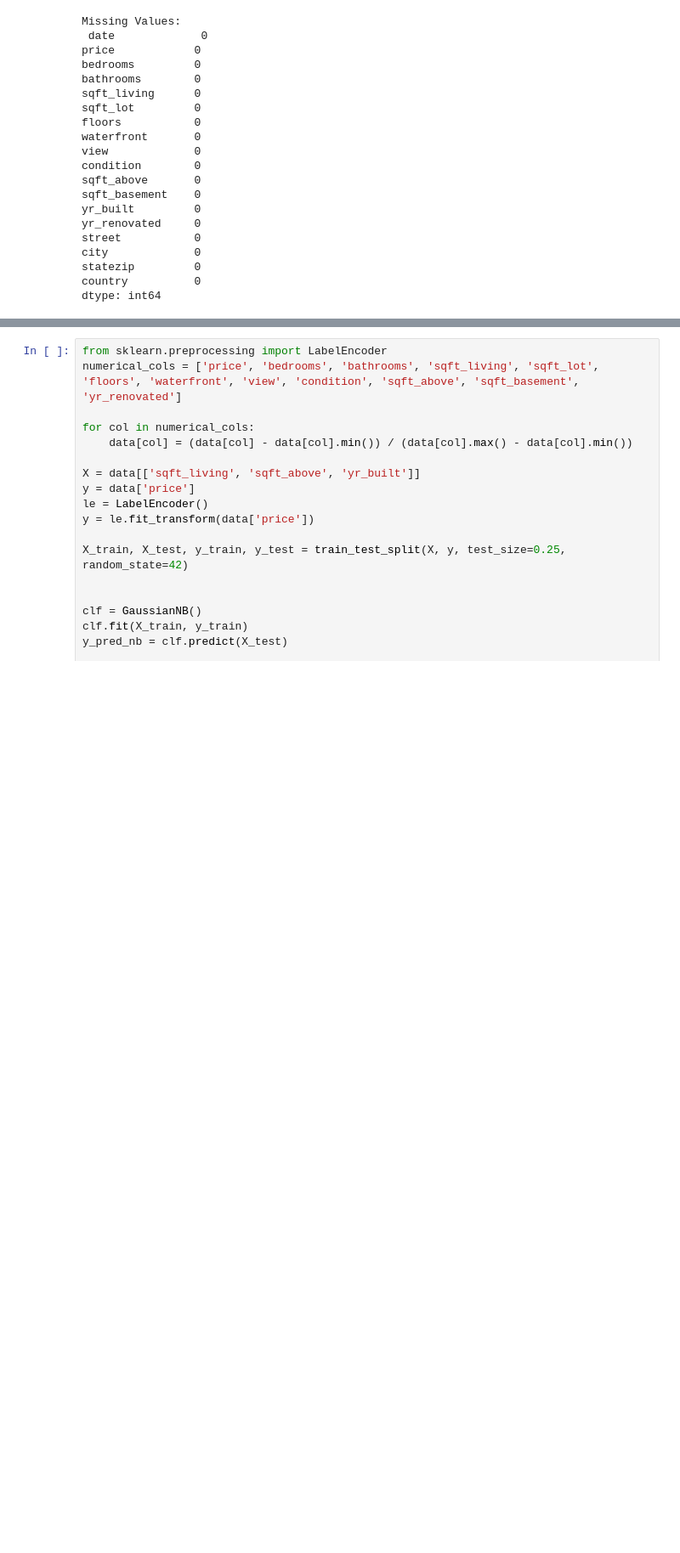
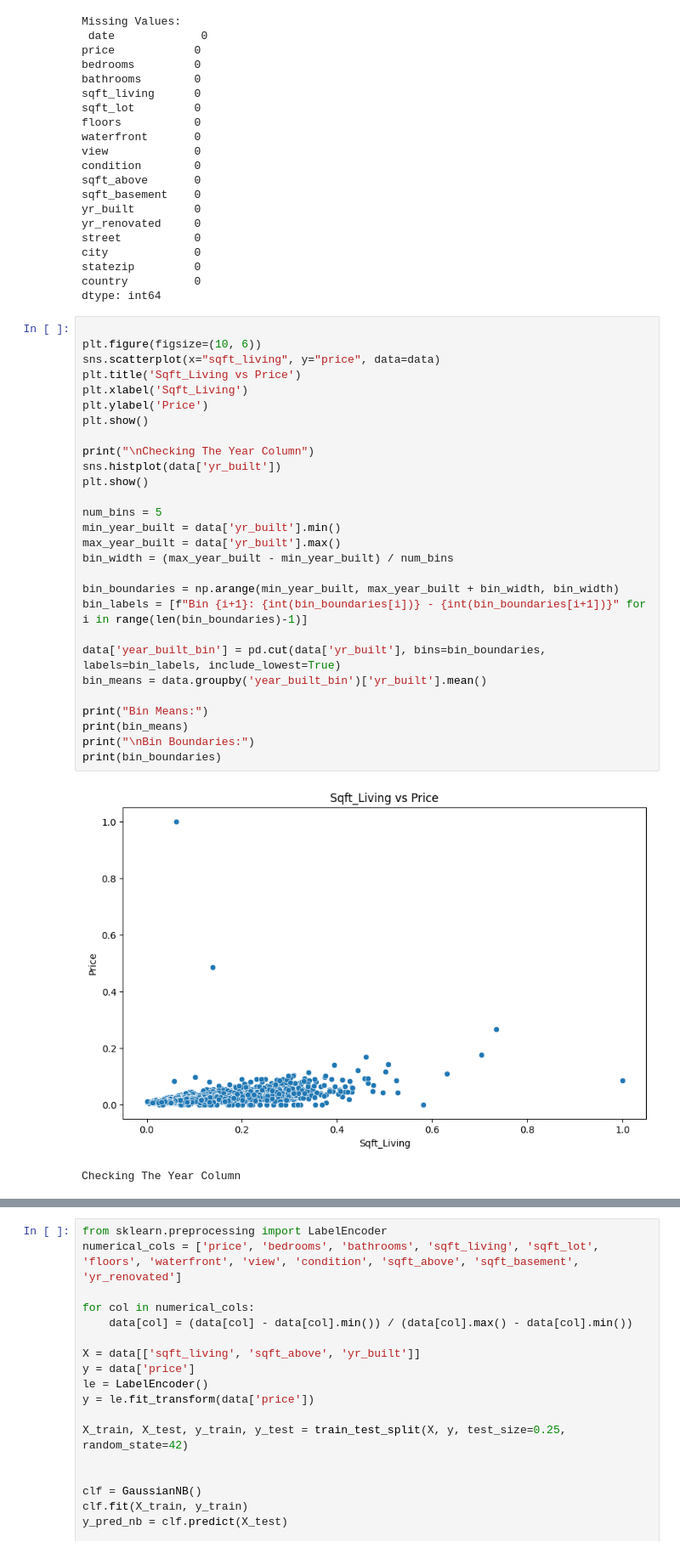
Before and after one commit to Guhan2348519/ADVANCED-ML-tasks, a Jupyter notebook: 2348519_EX2.ipynb, the cells around one changed output, grey strips where cells are left out. Shown at 85% size. Cells and saved outputs as stored; diff of their text form; blank space fills up the shorter version.

```diff
--- a/2348519_EX2.ipynb
+++ b/2348519_EX2.ipynb
@@ -51,3 +51,34 @@ city             0
 statezip         0
 country          0
 dtype: int64
+# %%
+
+plt.figure(figsize=(10, 6))
+sns.scatterplot(x="sqft_living", y="price", data=data)
+plt.title('Sqft_Living vs Price')
+plt.xlabel('Sqft_Living')
+plt.ylabel('Price')
+plt.show()
+
+print("\nChecking The Year Column")
+sns.histplot(data['yr_built'])
+plt.show()
+
+num_bins = 5
+min_year_built = data['yr_built'].min()
+max_year_built = data['yr_built'].max()
+bin_width = (max_year_built - min_year_built) / num_bins
+
+bin_boundaries = np.arange(min_year_built, max_year_built + bin_width, bin_width)
+bin_labels = [f"Bin {i+1}: {int(bin_boundaries[i])} - {int(bin_boundaries[i+1])}" for i in range(len(bin_boundaries)-1)]
+
+data['year_built_bin'] = pd.cut(data['yr_built'], bins=bin_boundaries, labels=bin_labels, include_lowest=True)
+bin_means = data.groupby('year_built_bin')['yr_built'].mean()
+
+print("Bin Means:")
+print(bin_means)
+print("\nBin Boundaries:")
+print(bin_boundaries)
+# %% [output]
+[figure, added]
+Checking The Year Column
```
Also changed, not shown: parts of 4 cells of this notebook.
